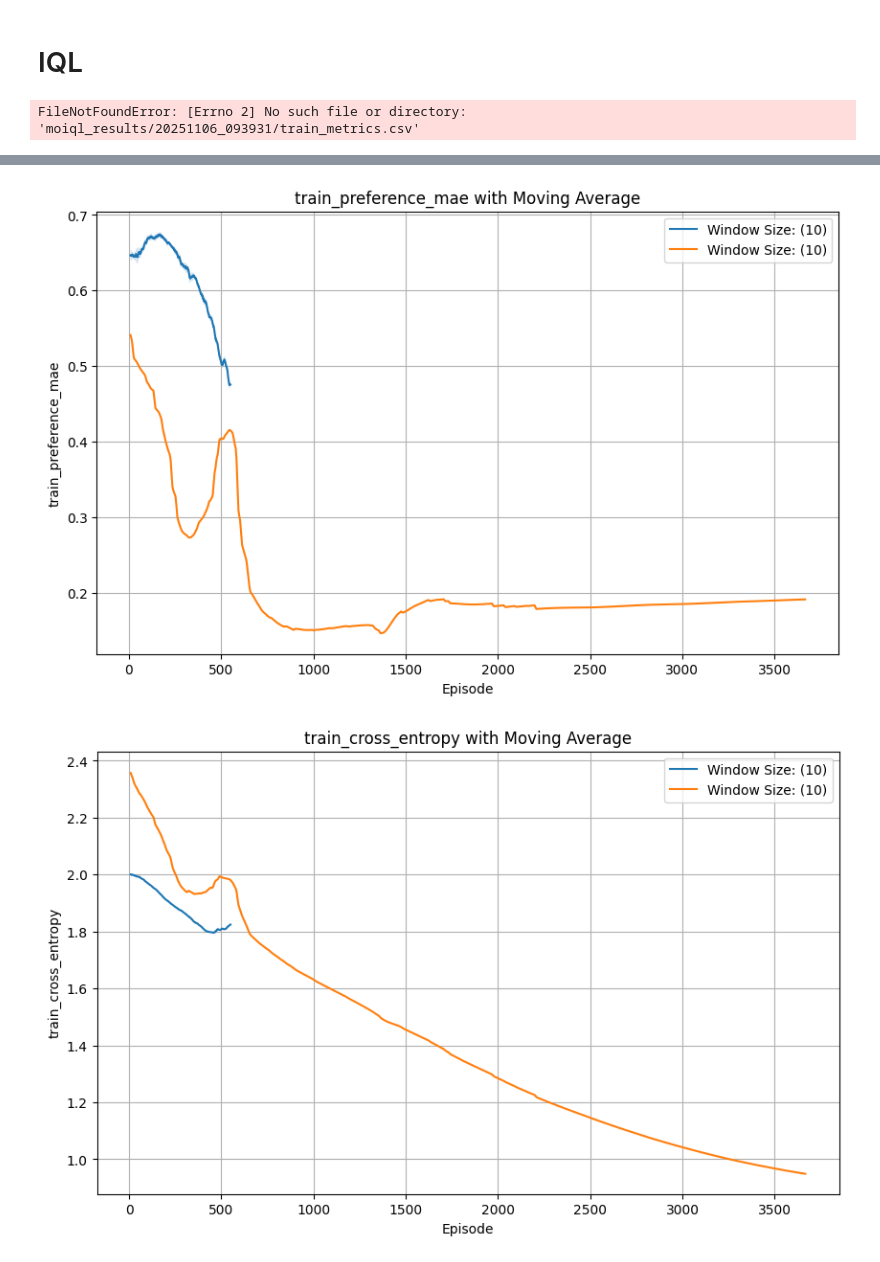
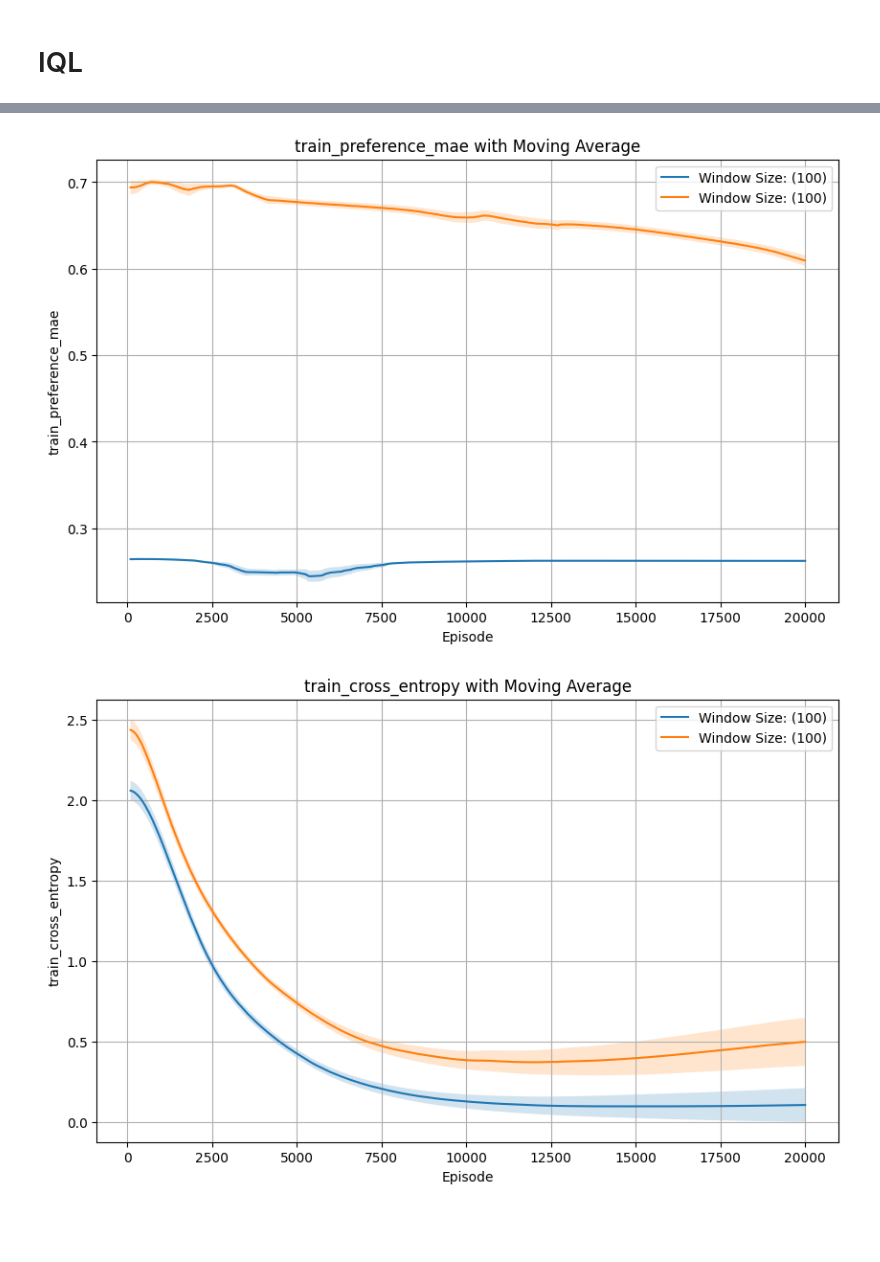
Before and after one commit to simmons7625/MOIQL, a Jupyter notebook: metrics.ipynb, the cells around one changed output, grey strips where cells are left out. Drawn from its saved outputs; the diff is of its cells as text; code cells hidden in the pictures; blank space fills up the shorter version.

```diff
--- a/metrics.ipynb
+++ b/metrics.ipynb
@@ -64,12 +63,10 @@ for metric in metrics:
 # %% [markdown]
 # IQL
 # %%
-df1 = pd.read_csv("moiql_results/20251106_093931/train_metrics.csv")
-df2 = pd.read_csv("moiql_results/20251106_093955/train_metrics.csv")
+df1 = pd.read_csv("moiql_results/ekf_coef=10/train_metrics.csv")
+df2 = pd.read_csv("moiql_results/20251111_022915/train_metrics.csv")
-# %% [output]
-FileNotFoundError: [Errno 2] No such file or directory: 'moiql_results/20251106_093931/train_metrics.csv'
 # %%
-plot_metric_with_moving_average([df1, df2], "train_loss", window_size=10)
-plot_metric_with_moving_average([df1, df2], "train_preference_mae", window_size=10)
-plot_metric_with_moving_average([df1, df2], "train_cross_entropy", window_size=10)
+plot_metric_with_moving_average([df1, df2], "train_loss", window_size=100)
+plot_metric_with_moving_average([df1, df2], "train_preference_mae", window_size=100)
+plot_metric_with_moving_average([df1, df2], "train_cross_entropy", window_size=100)
 # %% [output]
@@ -77,2 +74,2 @@ plot_metric_with_moving_average([df1, df2], "train_cross_entropy", window_size=1
-[figure, old version]
+[figure, new version]
-[figure, old version]
+[figure, new version]
```
Also changed, not shown: parts of 4 cells of this notebook, 25 other files.
